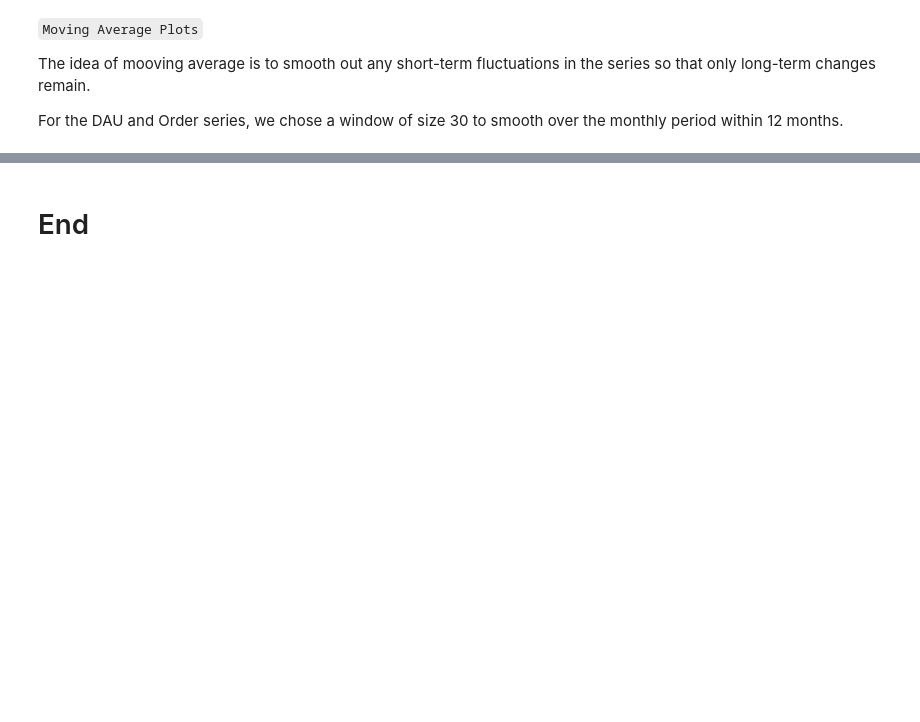
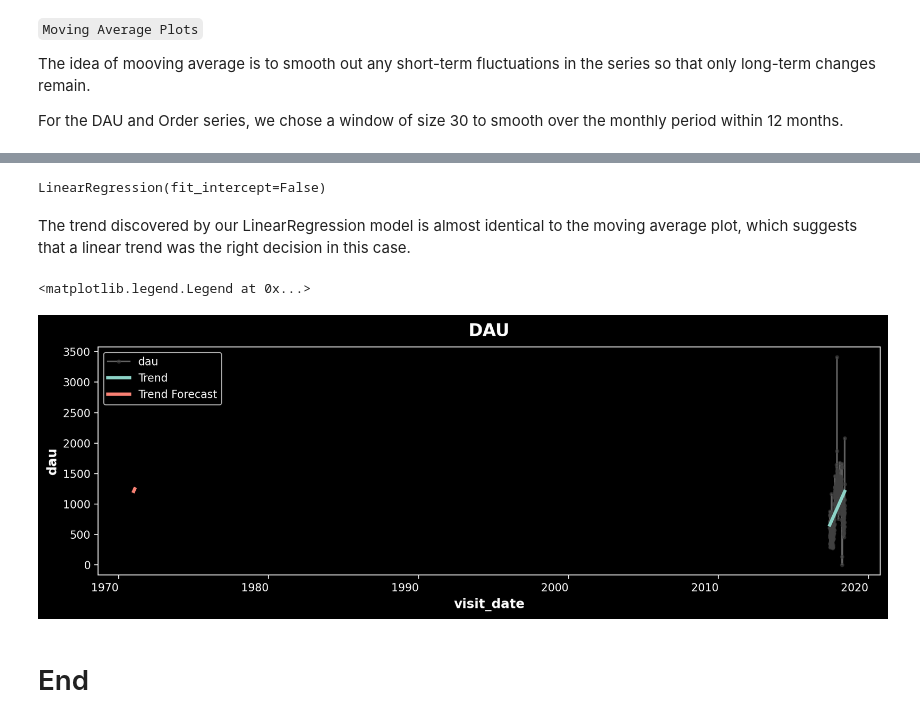
Before and after one commit to alona808/analysis_eCommerce_afisha_app, a Jupyter notebook: time_series_analysis.ipynb, the cells around one changed output, grey strips where cells are left out. Saved outputs shown, nothing was run; the diff lists cells and outputs as text; code cells hidden in the pictures; blank space fills up the shorter version.

Commit message:
Add Trends

```diff
--- a/time_series_analysis.ipynb
+++ b/time_series_analysis.ipynb
@@ -289,0 +400,3 @@ df_dau['moving_avg_30d_orders'].plot(
+# %%
+_dau = df_dau[['dau']]
+_dau.head()
@@ -289,0 +411,18 @@ df_dau['moving_avg_30d_orders'].plot(
+# %%
+# tt = TimeTrend(constant=True)
+four = Fourier(period=365.25, order=2)
+
+dp = DeterministicProcess(
+    index=_dau.index
+    ,constant=True # dummy feature for the bias (y_intercept)
+    ,order=1 # the time dummy (trend)
+    # ,drop=True # drop terms if necessary to avoid collinearity
+    # ,additional_terms=[four]
+)
+
+# `in_sample` creates features for the dates given in the `index` argument
+X = dp.in_sample()
+X_fore = dp.out_of_sample(steps=28)
+
+X.head()
+X_fore.head()
@@ -290,2 +443,26 @@ df_dau['moving_avg_30d_orders'].plot(
+# %%
+y = _dau['dau'] # the target
+
+# The intercept is the same as the `const` feature from
+# DeterministicProcess. LinearRegression behaves badly with duplicated
+# features, so we need to be sure to exclude it here.
+
+model = LinearRegression(fit_intercept=False)
+model.fit(X, y)
+# %% [output]
+LinearRegression(fit_intercept=False)
+# %% [markdown]
+The trend discovered by our LinearRegression model is almost identical to the moving average plot, which suggests that a linear trend was the right decision in this case.
+# %%
+y_pred = pd.Series(model.predict(X), index=X.index)
+y_fore = pd.Series(model.predict(X_fore), index=X_fore.index)
+
+ax = y.plot(**plot_params, alpha=0.5, title='DAU', ylabel="dau")
+ax = y_pred.plot(ax=ax, linewidth=3, label='Trend', color='C0')
+ax = y_fore.plot(ax=ax, linewidth=3, label='Trend Forecast', color='C3')
+ax.legend()
+# %% [output]
+<matplotlib.legend.Legend at 0x...>
+[figure, added]
 # %% [markdown]
 # End
```
Also changed, not shown: parts of 25 cells of this notebook.
